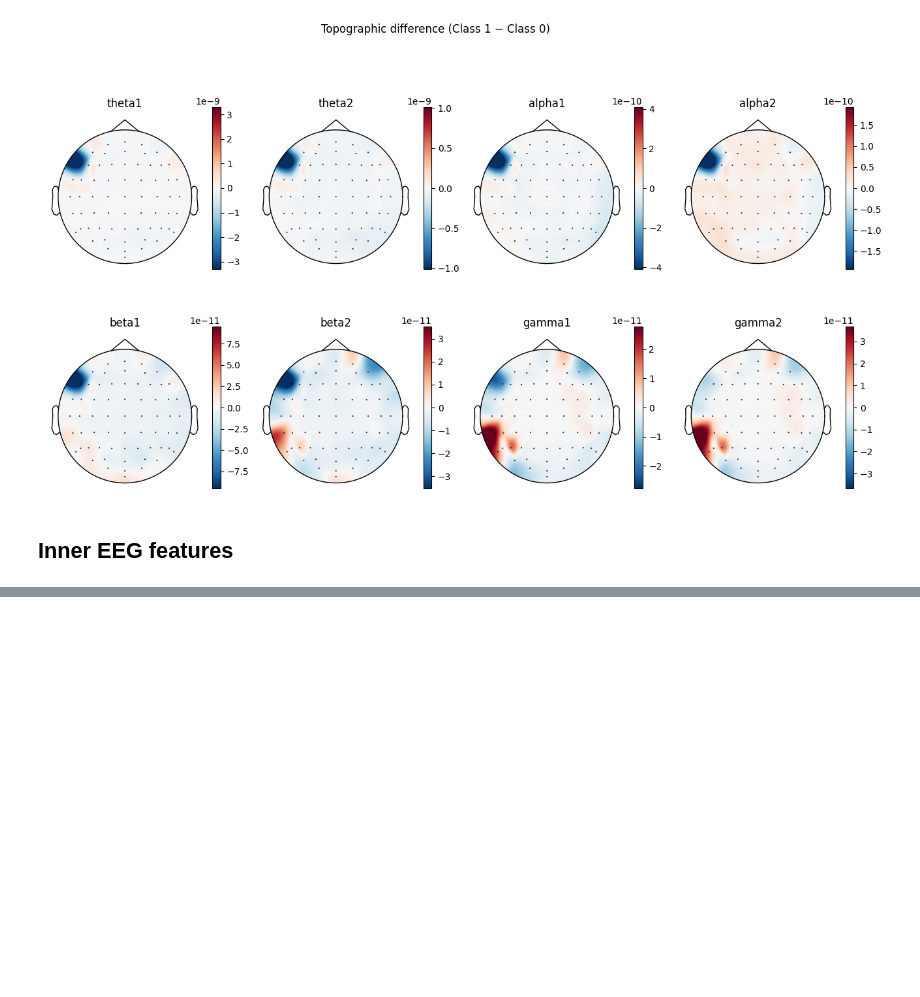
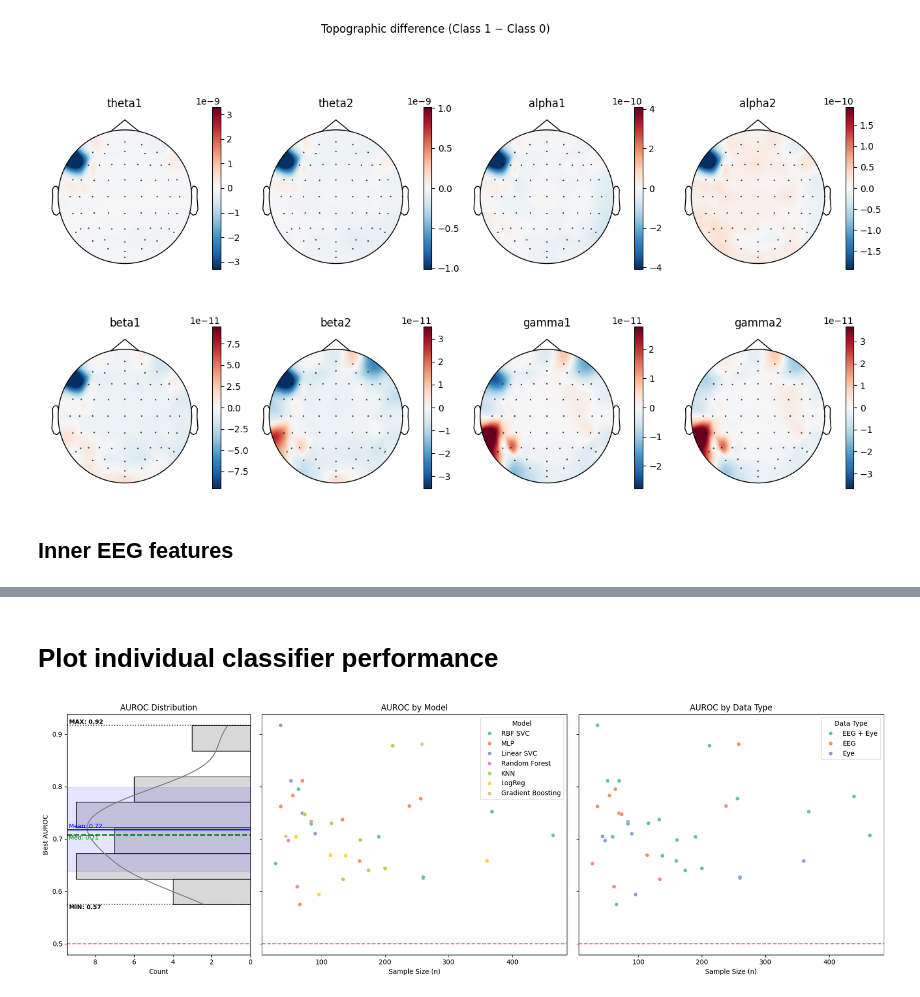
Before and after one commit to GlassBrainLab/roamm_ml, a Jupyter notebook: notebooks/mw_classifier.ipynb, the cells around one changed output, grey strips where cells are left out. Saved outputs shown, nothing was run; the diff lists cells and outputs as text; code cells hidden in the pictures; blank space fills up the shorter version.

```diff
--- a/mw_classifier.ipynb
+++ b/notebooks/mw_classifier.ipynb
@@ -3615,0 +3598,69 @@ Mean over subjects — acc=0.773, prec=0.760, f1=0.771, auc=0.855
+# %% [markdown]
+# Plot individual classifier performance
+# %%
+import pandas as pd
+import matplotlib.pyplot as plt
+import seaborn as sns
+
+df = pd.read_csv("/gpfs1/pi/djangraw/mindless_reading/data/ml_results/individual_MW_psd_balanced_10cv.csv")
+
+# 1. Calculate Statistics
+data_series = df["Best AUROC"]
+stats = {
+    "mean": data_series.mean(),
+    "median": data_series.median(),
+    "sd": data_series.std(),
+    "max": data_series.max(),
+    "min": data_series.min()
+}
+
+# 2. Create Figure
+fig, axes = plt.subplots(1, 3, figsize=(18, 6), sharey=True,
+                         gridspec_kw={'width_ratios': [1.2, 2, 2]})
+
+# --- Subplot 0: Inverted Histogram with Stats ---
+sns.histplot(data=df, y="Best AUROC", ax=axes[0], color="gray", kde=True, alpha=0.3)
+axes[0].invert_xaxis()
+
+# Plot Max/Min (Dotted lines)
+axes[0].axhline(stats["max"], color='black', linestyle=':', alpha=0.7, label=f'Max: {stats["max"]:.2f}')
+axes[0].axhline(stats["min"], color='black', linestyle=':', alpha=0.7, label=f'Min: {stats["min"]:.2f}')
+
+# Plot Mean/Median
+axes[0].axhline(stats["mean"], color='blue', linestyle='-', linewidth=2)
+axes[0].axhline(stats["median"], color='green', linestyle='--', linewidth=2)
+
+# SD Shading
+axes[0].axhspan(stats["mean"] - stats["sd"], stats["mean"] + stats["sd"], color='blue', alpha=0.1)
+
+# Text Labels (placed on the left side of inverted axis)
+x_pos = axes[0].get_xlim()[0] # The "outer" edge
+axes[0].text(x_pos, stats["max"], f' MAX: {stats["max"]:.2f}', va='bottom', fontsize=9, fontweight='bold')
+axes[0].text(x_pos, stats["min"], f' MIN: {stats["min"]:.2f}', va='top', fontsize=9, fontweight='bold')
+axes[0].text(x_pos, stats["mean"], f' Mean: {stats["mean"]:.2f}', color='blue', va='bottom', fontsize=9)
+axes[0].text(x_pos, stats["median"], f' Med: {stats["median"]:.2f}', color='green', va='top', fontsize=9)
+
+axes[0].set_title("AUROC Distribution")
+
+# 2. Scatter plot by Model (Second Subplot)
+sns.scatterplot(data=df, x="Sample Size (n)", y="Best AUROC",
+                hue="Model", palette="Set2", ax=axes[1])
+axes[1].set_title("AUROC by Model")
+
+# 3. Scatter plot by Data Type (Third Subplot)
+sns.scatterplot(data=df, x="Sample Size (n)", y="Best AUROC",
+                hue="Data Type", palette="Set2", ax=axes[2])
+axes[2].set_title("AUROC by Data Type")
+
+# Add chance-level line across all plots
+for ax in axes:
+    ax.axhline(0.5, color='red', linestyle='--', alpha=0.6, label='Chance')
+
+# Remove redundant y-axis labels for the scatter plots
+axes[1].set_ylabel("")
+axes[2].set_ylabel("")
+
+plt.tight_layout()
+plt.show()
+# %% [output]
+[figure, added]
```
Also changed, not shown: parts of 1 cell of this notebook, 18 other files.
